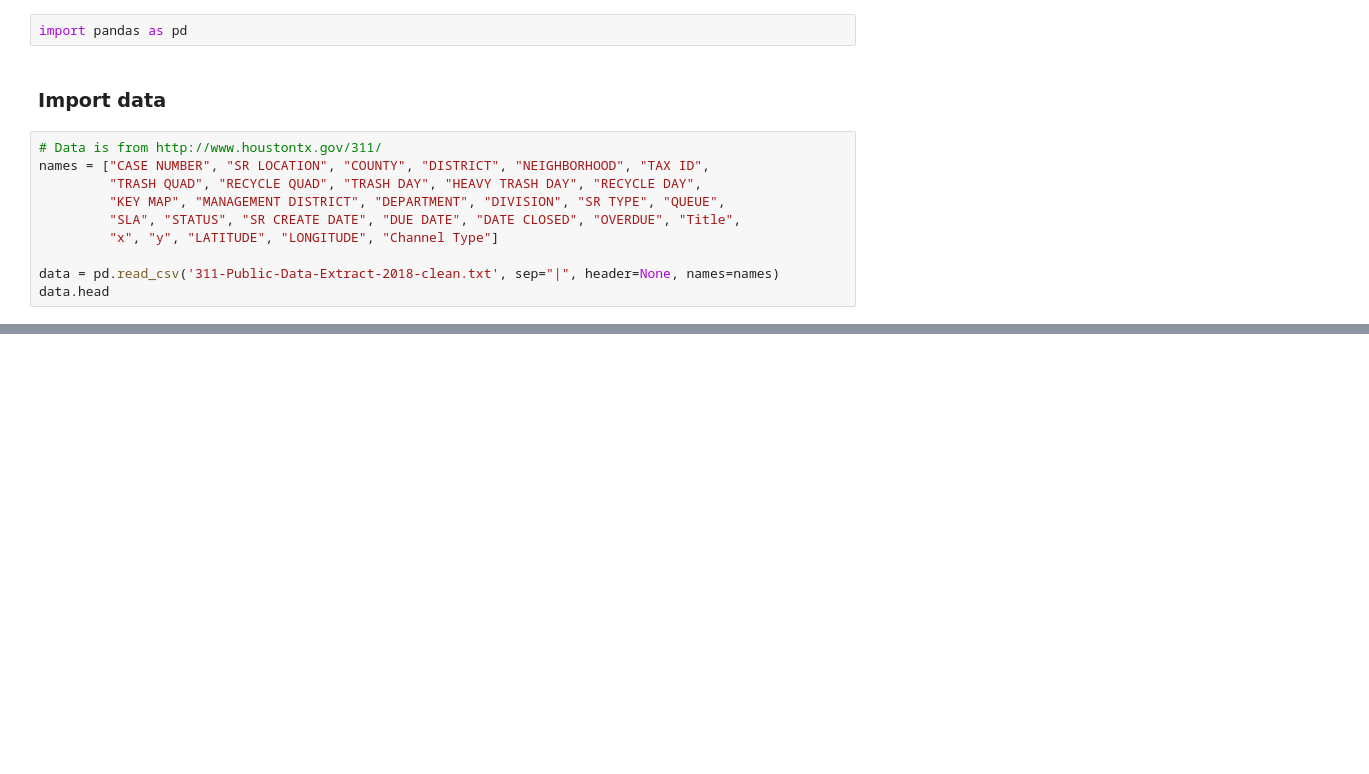
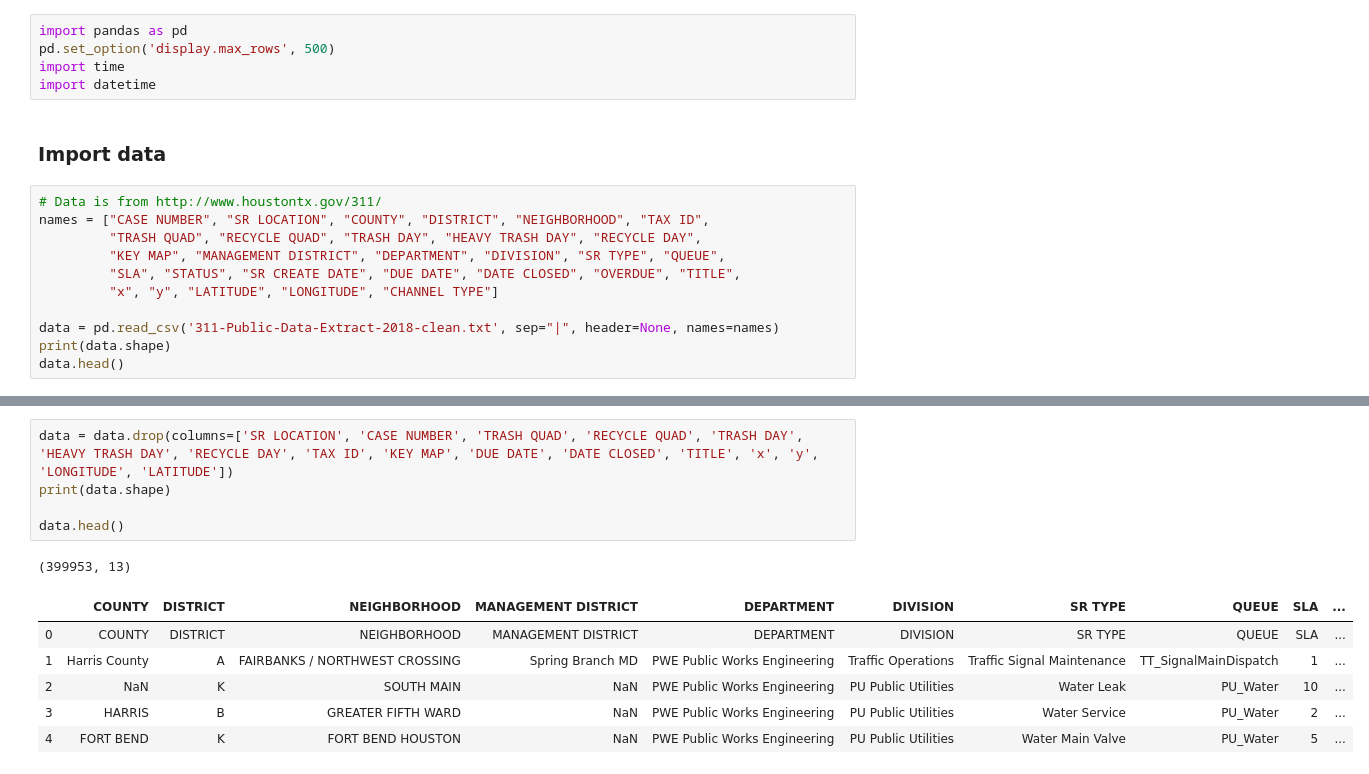
Before and after one commit to leviv/Houston-311-Data-Mining, a Jupyter notebook: Houston-Data-Mining.ipynb, the cells around one changed output, grey strips where cells are left out. Cells and saved outputs as stored; diff of their text form; blank space fills up the shorter version.

Commit message:
Do feature engineering and save the sanitized data

```diff
--- a/Houston-Data-Mining.ipynb
+++ b/Houston-Data-Mining.ipynb
@@ -13,6 +13,9 @@ Andrew Young
 ### Code Imports
 # %%
 import pandas as pd
+pd.set_option('display.max_rows', 500)
+import time
+import datetime
 # %% [markdown]
 ### Import data
 # %%
@@ -20,9 +23,10 @@ import pandas as pd
 names = ["CASE NUMBER", "SR LOCATION", "COUNTY", "DISTRICT", "NEIGHBORHOOD", "TAX ID",
          "TRASH QUAD", "RECYCLE QUAD", "TRASH DAY", "HEAVY TRASH DAY", "RECYCLE DAY",
          "KEY MAP", "MANAGEMENT DISTRICT", "DEPARTMENT", "DIVISION", "SR TYPE", "QUEUE",
-         "SLA", "STATUS", "SR CREATE DATE", "DUE DATE", "DATE CLOSED", "OVERDUE", "Title",
-         "x", "y", "LATITUDE", "LONGITUDE", "Channel Type"]
+         "SLA", "STATUS", "SR CREATE DATE", "DUE DATE", "DATE CLOSED", "OVERDUE", "TITLE",
+         "x", "y", "LATITUDE", "LONGITUDE", "CHANNEL TYPE"]
 
 data = pd.read_csv('311-Public-Data-Extract-2018-clean.txt', sep="|", header=None, names=names)
-data.head
+print(data.shape)
+data.head()
 # %% [output]
@@ -45,0 +45,13 @@ data.head
+# %%
+data = data.drop(columns=['SR LOCATION', 'CASE NUMBER', 'TRASH QUAD', 'RECYCLE QUAD', 'TRASH DAY', 'HEAVY TRASH DAY', 'RECYCLE DAY', 'TAX ID', 'KEY MAP', 'DUE DATE', 'DATE CLOSED', 'TITLE', 'x', 'y', 'LONGITUDE', 'LATITUDE'])
+print(data.shape)
+
+data.head()
+# %% [output]
+(399953, 13)
+|  | COUNTY | DISTRICT | NEIGHBORHOOD | MANAGEMENT DISTRICT | DEPARTMENT | DIVISION | SR TYPE | QUEUE | SLA | ... |
+| 0 | COUNTY | DISTRICT | NEIGHBORHOOD | MANAGEMENT DISTRICT | DEPARTMENT | DIVISION | SR TYPE | QUEUE | SLA | ... |
+| 1 | Harris County | A | FAIRBANKS / NORTHWEST CROSSING | Spring Branch MD | PWE Public Works Engineering | Traffic Operations | Traffic Signal Maintenance | TT_SignalMainDispatch | 1 | ... |
+| 2 | NaN | K | SOUTH MAIN | NaN | PWE Public Works Engineering | PU Public Utilities | Water Leak | PU_Water | 10 | ... |
+| 3 | HARRIS | B | GREATER FIFTH WARD | NaN | PWE Public Works Engineering | PU Public Utilities | Water Service | PU_Water | 2 | ... |
+| 4 | FORT BEND | K | FORT BEND HOUSTON | NaN | PWE Public Works Engineering | PU Public Utilities | Water Main Valve | PU_Water | 5 | ... |
```
Also changed, not shown: parts of 23 cells of this notebook, 2 other files.
